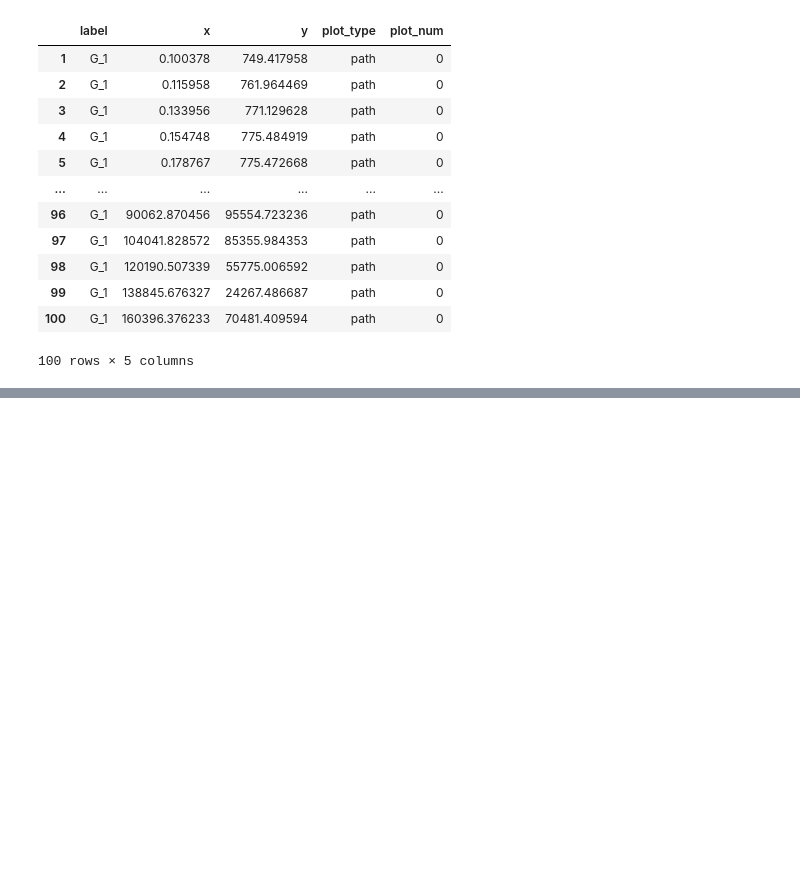
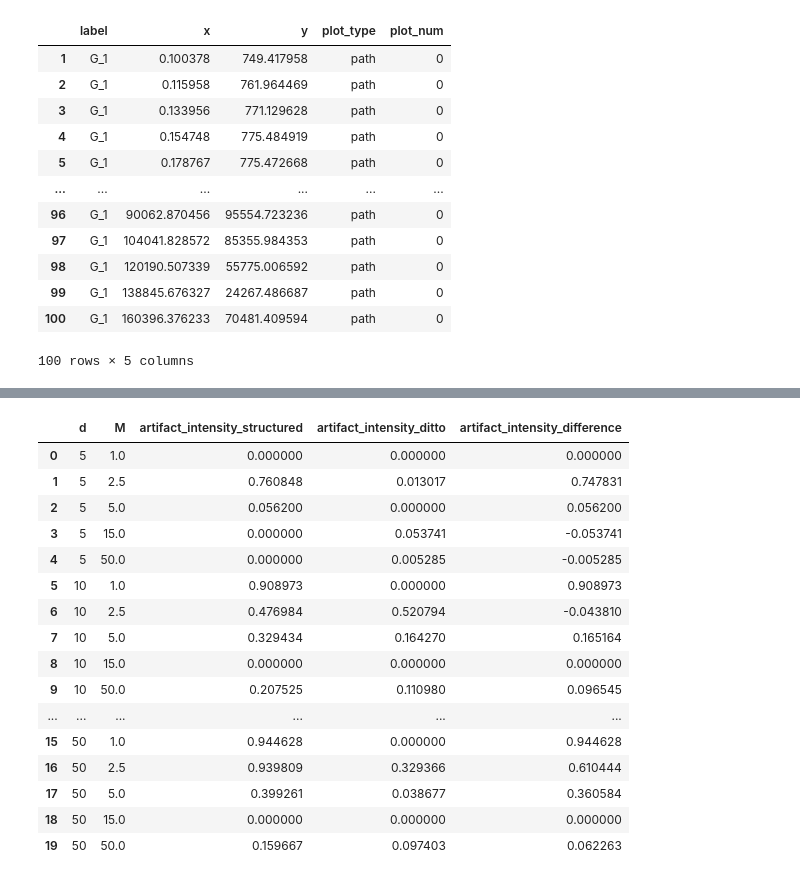
Before and after one commit to albanieto/structured_IICR_SMC, a Jupyter notebook: plot_IICRs.ipynb, the cells around one changed output, grey strips where cells are left out. Drawn from its saved outputs; the diff is of its cells as text; code cells hidden in the pictures; blank space fills up the shorter version.

```diff
--- a/plot_IICRs.ipynb
+++ b/plot_IICRs.ipynb
@@ -490,0 +1464,58 @@ df
+# %%
+from scipy.stats import wilcoxon
+import numpy as np
+import pandas as pd
+
+# =====================================================
+# Paired Wilcoxon signed-rank test
+# Structured artifact intensity - Panmictic / ditto artifact intensity
+# =====================================================
+
+wilcox_df = summary_table[
+    [
+        "d",
+        "M",
+        "SMCpp_relative_intensity_structured",
+        "SMCpp_relative_intensity_panmictic",
+    ]
+].copy()
+
+wilcox_df = wilcox_df.rename(
+    columns={
+        "SMCpp_relative_intensity_structured": "artifact_intensity_structured",
+        "SMCpp_relative_intensity_panmictic": "artifact_intensity_ditto",
+    }
+)
+
+wilcox_df = wilcox_df.dropna(
+    subset=[
+        "artifact_intensity_structured",
+        "artifact_intensity_ditto",
+    ]
+).copy()
+
+wilcox_df["artifact_intensity_difference"] = (
+    wilcox_df["artifact_intensity_structured"] -
+    wilcox_df["artifact_intensity_ditto"]
+)
+
+# Wilcoxon paired signed-rank test
+# H0: median paired difference = 0
+# two-sided test by default
+test = wilcoxon(
+    wilcox_df["artifact_intensity_structured"],
+    wilcox_df["artifact_intensity_ditto"],
+    alternative="two-sided",
+    zero_method="wilcox"
+)
+
+print("Paired Wilcoxon signed-rank test")
+print("--------------------------------")
+print(f"Number of matched pairs: {len(wilcox_df)}")
+print(f"Mean difference: {wilcox_df['artifact_intensity_difference'].mean()}")
+print(f"Median difference: {wilcox_df['artifact_intensity_difference'].median()}")
+print(f"Wilcoxon statistic: {test.statistic}")
+print(f"p-value: {test.pvalue}")
+
+wilcox_df
+# %% [output]
@@ -490,0 +1529,17 @@ df
+|  | d | M | artifact_intensity_structured | artifact_intensity_ditto | artifact_intensity_difference |
+| 0 | 5 | 1.0 | 0.000000 | 0.000000 | 0.000000 |
+| 1 | 5 | 2.5 | 0.760848 | 0.013017 | 0.747831 |
+| 2 | 5 | 5.0 | 0.056200 | 0.000000 | 0.056200 |
+| 3 | 5 | 15.0 | 0.000000 | 0.053741 | -0.053741 |
+| 4 | 5 | 50.0 | 0.000000 | 0.005285 | -0.005285 |
+| 5 | 10 | 1.0 | 0.908973 | 0.000000 | 0.908973 |
+| 6 | 10 | 2.5 | 0.476984 | 0.520794 | -0.043810 |
+| 7 | 10 | 5.0 | 0.329434 | 0.164270 | 0.165164 |
+| 8 | 10 | 15.0 | 0.000000 | 0.000000 | 0.000000 |
+| 9 | 10 | 50.0 | 0.207525 | 0.110980 | 0.096545 |
+| ... | ... | ... | ... | ... | ... |
+| 15 | 50 | 1.0 | 0.944628 | 0.000000 | 0.944628 |
+| 16 | 50 | 2.5 | 0.939809 | 0.329366 | 0.610444 |
+| 17 | 50 | 5.0 | 0.399261 | 0.038677 | 0.360584 |
+| 18 | 50 | 15.0 | 0.000000 | 0.000000 | 0.000000 |
+| 19 | 50 | 50.0 | 0.159667 | 0.097403 | 0.062263 |
```
Also changed, not shown: parts of 9 cells of this notebook, 1 other file.
